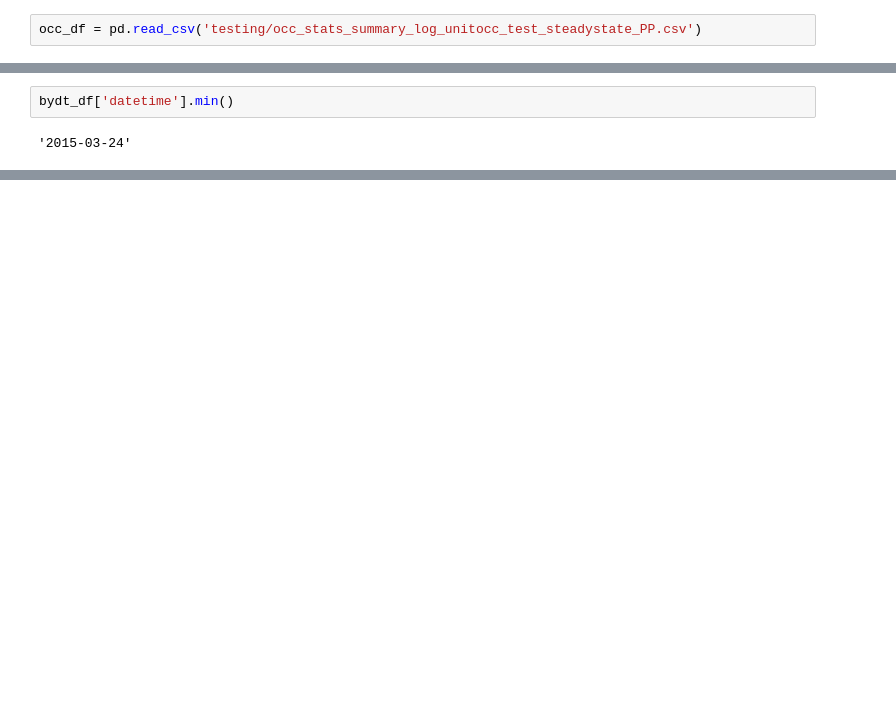
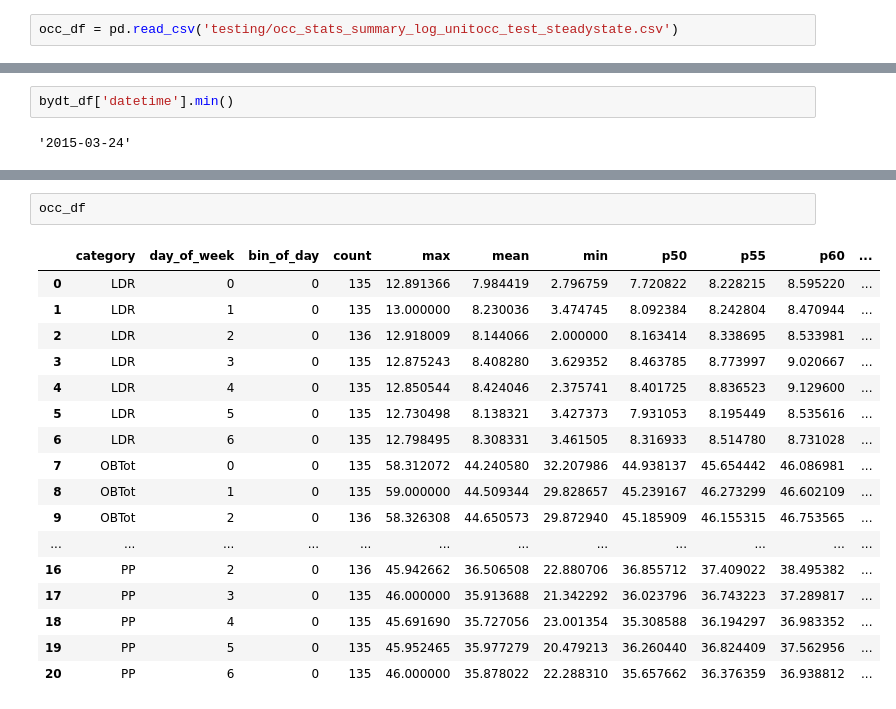
Before and after one commit to misken/hillmaker, a Jupyter notebook: hillmaker/hillpyTesting-OBSimStats.ipynb, the cells around one changed output, grey strips where cells are left out. Saved outputs shown, nothing was run; the diff lists cells and outputs as text; blank space fills up the shorter version.

Commit message:
added overall summary by category

```diff
--- a/hillmaker/hillpyTesting-OBSimStats.ipynb
+++ b/hillmaker/hillpyTesting-OBSimStats.ipynb
@@ -66,5 +90,5 @@ left_PP_df[:][['EnteredTS','ExitedTS']]
 | 6830 | 2015-06-22 21:55:52 | 2015-06-29 12:15:50 |
 | 6892 | 2015-06-23 23:42:39 | 2015-06-30 14:15:47 |
 # %%
-occ_df = pd.read_csv('testing/occ_stats_summary_log_unitocc_test_steadystate_PP.csv')
+occ_df = pd.read_csv('testing/occ_stats_summary_log_unitocc_test_steadystate.csv')
 # %%
@@ -135 +157,21 @@ pp_occ.head()
 Name: occupancy, dtype: float64
+# %%
+occ_df
+# %% [output]
+|  | category | day_of_week | bin_of_day | count | max | mean | min | p50 | p55 | p60 | ... |
+| 0 | LDR | 0 | 0 | 135 | 12.891366 | 7.984419 | 2.796759 | 7.720822 | 8.228215 | 8.595220 | ... |
+| 1 | LDR | 1 | 0 | 135 | 13.000000 | 8.230036 | 3.474745 | 8.092384 | 8.242804 | 8.470944 | ... |
+| 2 | LDR | 2 | 0 | 136 | 12.918009 | 8.144066 | 2.000000 | 8.163414 | 8.338695 | 8.533981 | ... |
+| 3 | LDR | 3 | 0 | 135 | 12.875243 | 8.408280 | 3.629352 | 8.463785 | 8.773997 | 9.020667 | ... |
+| 4 | LDR | 4 | 0 | 135 | 12.850544 | 8.424046 | 2.375741 | 8.401725 | 8.836523 | 9.129600 | ... |
+| 5 | LDR | 5 | 0 | 135 | 12.730498 | 8.138321 | 3.427373 | 7.931053 | 8.195449 | 8.535616 | ... |
+| 6 | LDR | 6 | 0 | 135 | 12.798495 | 8.308331 | 3.461505 | 8.316933 | 8.514780 | 8.731028 | ... |
+| 7 | OBTot | 0 | 0 | 135 | 58.312072 | 44.240580 | 32.207986 | 44.938137 | 45.654442 | 46.086981 | ... |
+| 8 | OBTot | 1 | 0 | 135 | 59.000000 | 44.509344 | 29.828657 | 45.239167 | 46.273299 | 46.602109 | ... |
+| 9 | OBTot | 2 | 0 | 136 | 58.326308 | 44.650573 | 29.872940 | 45.185909 | 46.155315 | 46.753565 | ... |
+| ... | ... | ... | ... | ... | ... | ... | ... | ... | ... | ... | ... |
+| 16 | PP | 2 | 0 | 136 | 45.942662 | 36.506508 | 22.880706 | 36.855712 | 37.409022 | 38.495382 | ... |
+| 17 | PP | 3 | 0 | 135 | 46.000000 | 35.913688 | 21.342292 | 36.023796 | 36.743223 | 37.289817 | ... |
+| 18 | PP | 4 | 0 | 135 | 45.691690 | 35.727056 | 23.001354 | 35.308588 | 36.194297 | 36.983352 | ... |
+| 19 | PP | 5 | 0 | 135 | 45.952465 | 35.977279 | 20.479213 | 36.260440 | 36.824409 | 37.562956 | ... |
+| 20 | PP | 6 | 0 | 135 | 46.000000 | 35.878022 | 22.288310 | 35.657662 | 36.376359 | 36.938812 | ... |
```
Also changed, not shown: parts of 9 cells of this notebook, 4 other files.
